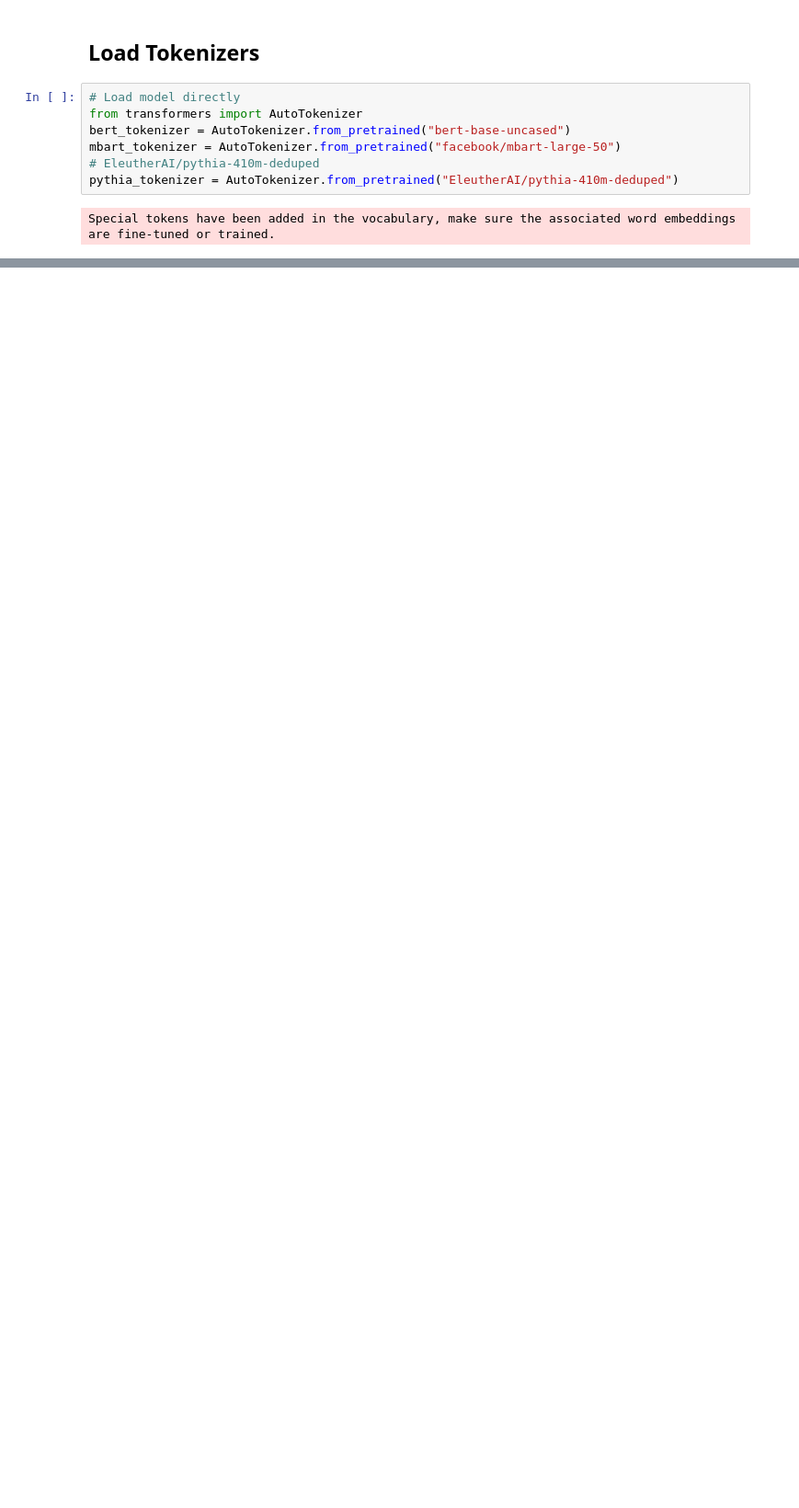
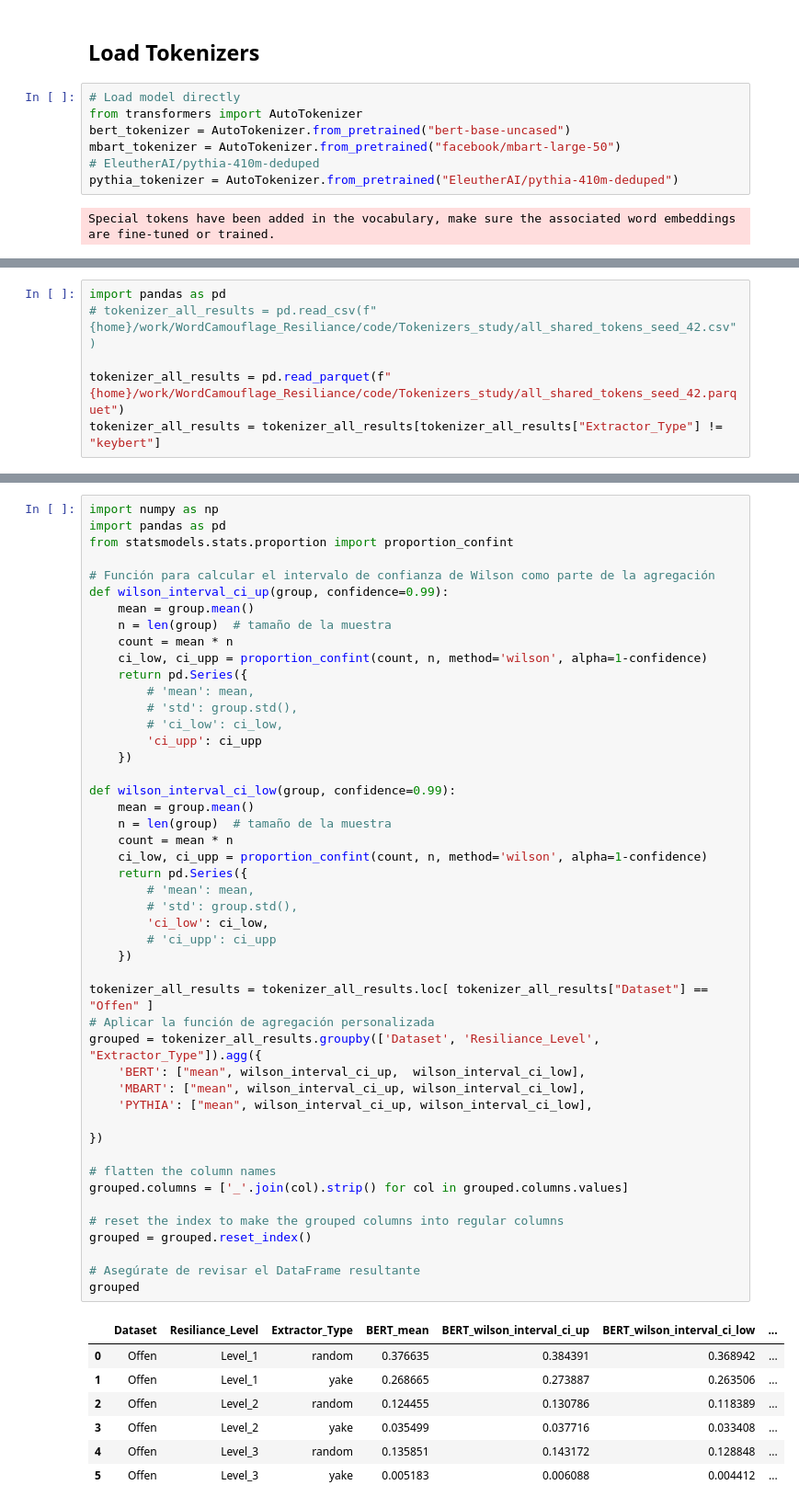
Before and after one commit to Huertas97/NLP-Camouflage-is-all-you-need, a Jupyter notebook: Experiments/Tokenizers/Tokenizers_overlap.ipynb, the cells around one changed output, grey strips where cells are left out. Shown at 92% size. Drawn from its saved outputs; the diff is of its cells as text; blank space fills up the shorter version.

```diff
--- a/Experiments/Tokenizers/Tokenizers_overlap.ipynb
+++ b/Experiments/Tokenizers/Tokenizers_overlap.ipynb
@@ -49,0 +465,6 @@ transformers.__version__ # '4.36.2'
+# %%
+import pandas as pd
+# tokenizer_all_results = pd.read_csv(f"{home}/work/WordCamouflage_Resiliance/code/Tokenizers_study/all_shared_tokens_seed_42.csv")
+
+tokenizer_all_results = pd.read_parquet(f"{home}/work/WordCamouflage_Resiliance/code/Tokenizers_study/all_shared_tokens_seed_42.parquet")
+tokenizer_all_results = tokenizer_all_results[tokenizer_all_results["Extractor_Type"] != "keybert"]
@@ -49,0 +473,55 @@ transformers.__version__ # '4.36.2'
+# %%
+import numpy as np
+import pandas as pd
+from statsmodels.stats.proportion import proportion_confint
+
+# Función para calcular el intervalo de confianza de Wilson como parte de la agregación
+def wilson_interval_ci_up(group, confidence=0.99):
+    mean = group.mean()
+    n = len(group)  # tamaño de la muestra
+    count = mean * n
+    ci_low, ci_upp = proportion_confint(count, n, method='wilson', alpha=1-confidence)
+    return pd.Series({
+        # 'mean': mean,
+        # 'std': group.std(),
+        # 'ci_low': ci_low,
+        'ci_upp': ci_upp
+    })
+
+def wilson_interval_ci_low(group, confidence=0.99):
+    mean = group.mean()
+    n = len(group)  # tamaño de la muestra
+    count = mean * n
+    ci_low, ci_upp = proportion_confint(count, n, method='wilson', alpha=1-confidence)
+    return pd.Series({
+        # 'mean': mean,
+        # 'std': group.std(),
+        'ci_low': ci_low,
+        # 'ci_upp': ci_upp
+    })
+
+tokenizer_all_results = tokenizer_all_results.loc[ tokenizer_all_results["Dataset"] == "Offen" ]
+# Aplicar la función de agregación personalizada
+grouped = tokenizer_all_results.groupby(['Dataset', 'Resiliance_Level', "Extractor_Type"]).agg({
+    'BERT': ["mean", wilson_interval_ci_up,  wilson_interval_ci_low],
+    'MBART': ["mean", wilson_interval_ci_up, wilson_interval_ci_low],
+    'PYTHIA': ["mean", wilson_interval_ci_up, wilson_interval_ci_low],
+
+})
+
+# flatten the column names
+grouped.columns = ['_'.join(col).strip() for col in grouped.columns.values]
+
+# reset the index to make the grouped columns into regular columns
+grouped = grouped.reset_index()
+
+# Asegúrate de revisar el DataFrame resultante
+grouped
+# %% [output]
+|  | Dataset | Resiliance_Level | Extractor_Type | BERT_mean | BERT_wilson_interval_ci_up | BERT_wilson_interval_ci_low | ... |
+| 0 | Offen | Level_1 | random | 0.376635 | 0.384391 | 0.368942 | ... |
+| 1 | Offen | Level_1 | yake | 0.268665 | 0.273887 | 0.263506 | ... |
+| 2 | Offen | Level_2 | random | 0.124455 | 0.130786 | 0.118389 | ... |
+| 3 | Offen | Level_2 | yake | 0.035499 | 0.037716 | 0.033408 | ... |
+| 4 | Offen | Level_3 | random | 0.135851 | 0.143172 | 0.128848 | ... |
+| 5 | Offen | Level_3 | yake | 0.005183 | 0.006088 | 0.004412 | ... |
```
Also changed, not shown: parts of 24 cells of this notebook, 1 other file.
